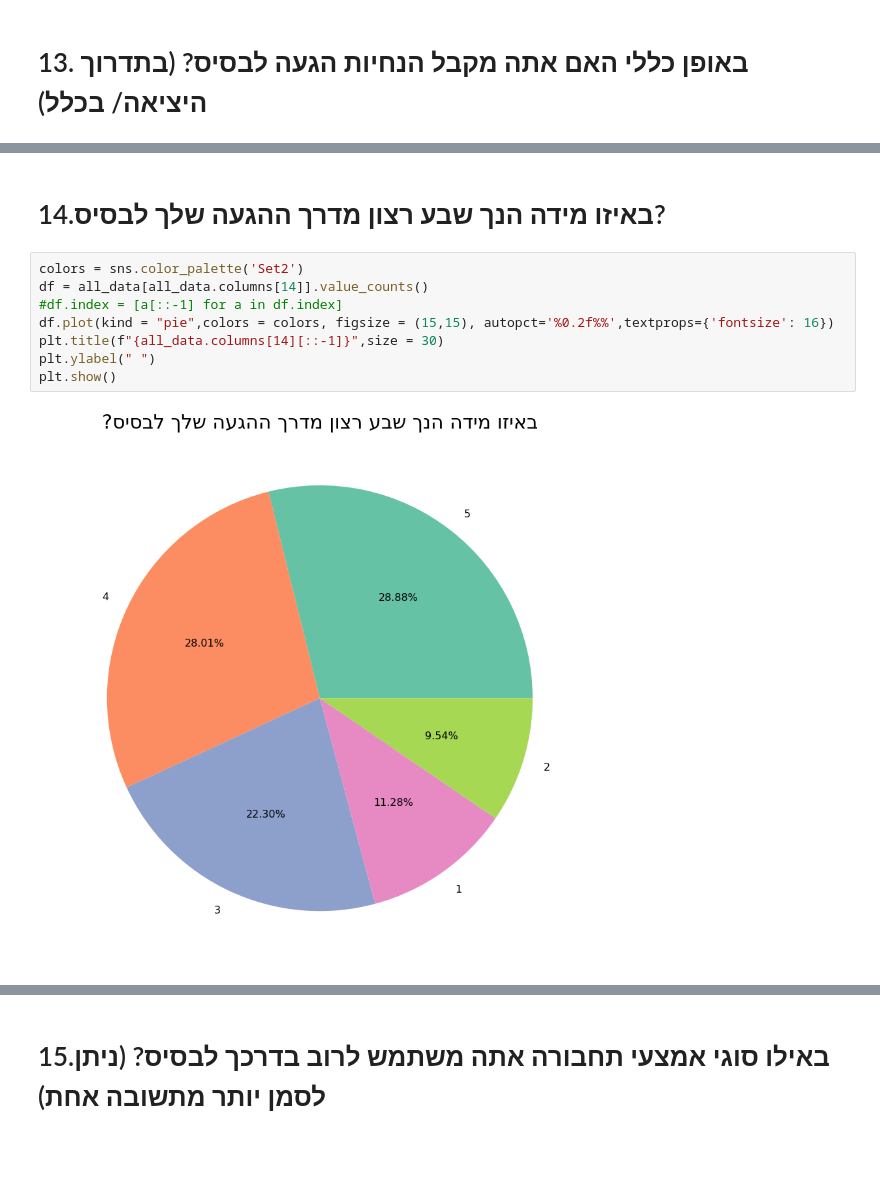
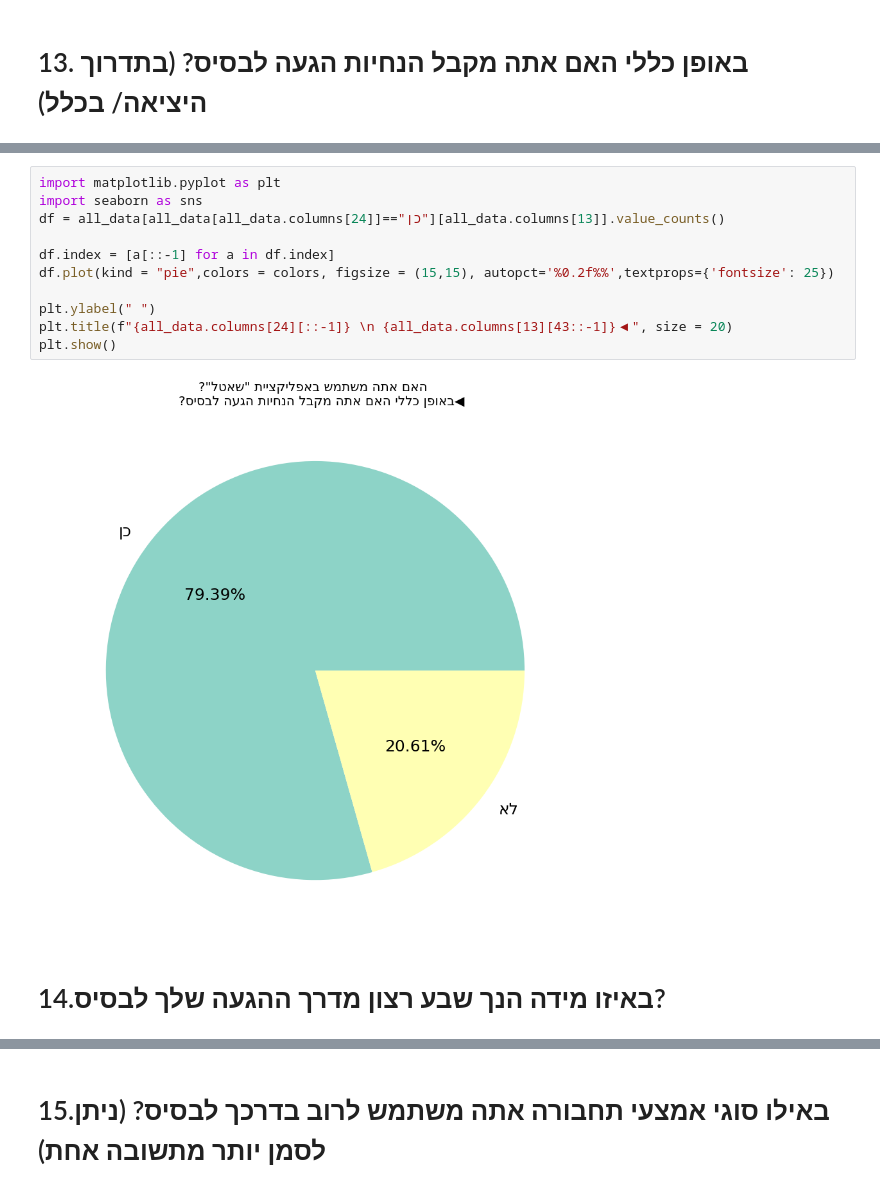
Before and after one commit to rabi320/Data-Analysis-IDF-Transportation, a Jupyter notebook: hayalim.ipynb, the cells around one changed output, grey strips where cells are left out. Drawn from its saved outputs; the diff is of its cells as text; blank space fills up the shorter version.

```diff
--- a/hayalim.ipynb
+++ b/hayalim.ipynb
@@ -565,12 +609,15 @@ four_plot_nominal(13,plot_color = 'firebrick',text_color = 'cornsilk')
+# %%
+import matplotlib.pyplot as plt
+import seaborn as sns
+df = all_data[all_data[all_data.columns[24]]=="כן"][all_data.columns[13]].value_counts()
+
+df.index = [a[::-1] for a in df.index]
+df.plot(kind = "pie",colors = colors, figsize = (15,15), autopct='%0.2f%%',textprops={'fontsize': 25})
+
+plt.ylabel(" ")
+plt.title(f"{all_data.columns[24][::-1]} \n {all_data.columns[13][43::-1]}◀", size = 20)
+plt.show()
+# %% [output]
+[figure, added]
 # %% [markdown]
 # 14.באיזו מידה הנך שבע רצון מדרך ההגעה שלך לבסיס?
-# %%
-colors = sns.color_palette('Set2')
-df = all_data[all_data.columns[14]].value_counts()
-#df.index = [a[::-1] for a in df.index]
-df.plot(kind = "pie",colors = colors, figsize = (15,15), autopct='%0.2f%%',textprops={'fontsize': 16})
-plt.title(f"{all_data.columns[14][::-1]}",size = 30)
-plt.ylabel(" ")
-plt.show()
-# %% [output]
-[figure, removed]
```
Also changed, not shown: parts of 43 cells of this notebook, 4 other files.
